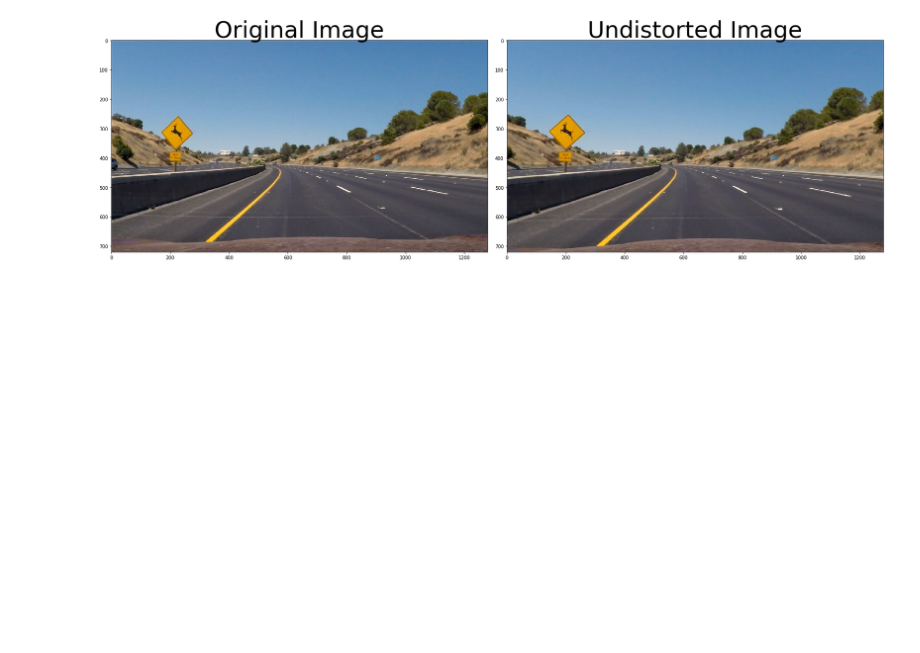
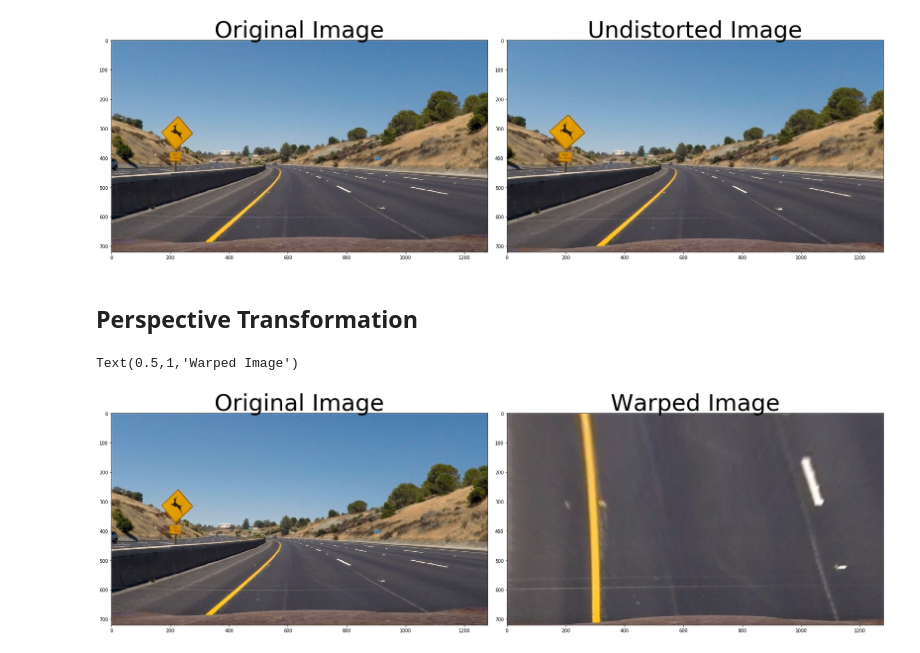
Before and after one commit to SRatna/Advanced-Lane-Detection, a Jupyter notebook: Pipeline Image.ipynb, the cells around one changed output. Cells and saved outputs as stored; diff of their text form; code cells hidden in the pictures; blank space fills up the shorter version.

Commit message:
warp a test image using perceptive transform and save output image

```diff
--- a/Pipeline Image.ipynb
+++ b/Pipeline Image.ipynb
@@ -28,3 +30,29 @@ ax2.set_title('Undistorted Image', fontsize=50)
 # %% [output]
 Text(0.5,1,'Undistorted Image')
 [figure]
+# %% [markdown]
+## Perspective Transformation
+# %%
+offset = 10 # offset for src points
+# Grab the image shape
+img_size = (img.shape[1], img.shape[0])
+# Set the source and destination points
+src = np.float32([[(0, img_size[1]-offset), (490, 480), (820, 480), (img_size[0],img_size[1]-offset)]])
+dst = np.float32([[(0,img_size[1]), (0, 0), (img_size[0], 0), (img_size[0],img_size[1])]])
+# Given src and dst points, calculate the perspective transform matrix
+M = cv2.getPerspectiveTransform(src, dst)
+# calculate inverse perspective transform matrix
+Minv = cv2.getPerspectiveTransform(dst, src)
+# Warp the image using OpenCV warpPerspective()
+warped = cv2.warpPerspective(undist, M, img_size)
+cv2.imwrite('output_images/test2_warped.jpg', warped)
+
+f, (ax1, ax2) = plt.subplots(1, 2, figsize=(24, 9))
+f.tight_layout()
+ax1.imshow(img)
+ax1.set_title('Original Image', fontsize=50)
+ax2.imshow(warped)
+ax2.set_title('Warped Image', fontsize=50)
+# %% [output]
+Text(0.5,1,'Warped Image')
+[figure, added]
```
Also changed, not shown: parts of 1 cell of this notebook, 1 other file.
